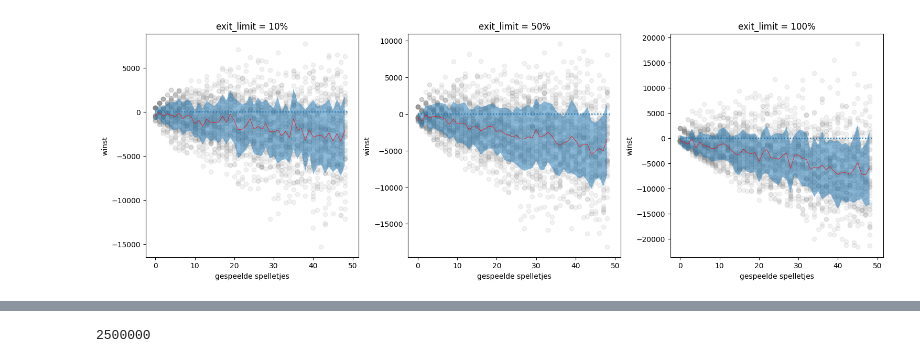
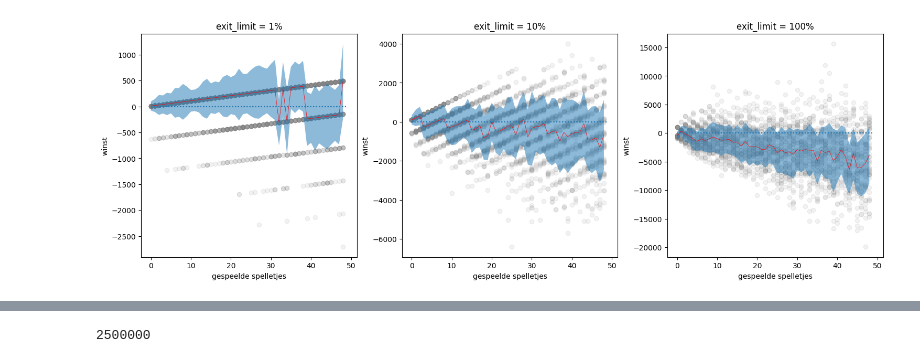
Before and after one commit to DanielDondorp/projecteuler, a Jupyter notebook: content/Untitled.ipynb, the cells around one changed output, grey strips where cells are left out. Cells and saved outputs as stored; diff of their text form; code cells hidden in the pictures.

```diff
--- a/content/Untitled.ipynb
+++ b/content/Untitled.ipynb
@@ -67,25 +67,22 @@ game(print=True, win_limit = 2)
 # %%
-simulations = [np.vstack([[np.sum([game(win_limit = win_limit, max_rounds = 500) for _ in range(n_games)]) for n_games in range(1, 50)] for _ in range(50)]) for win_limit in [1.5, 2, 3]]
+simulations = [np.vstack([[np.sum([game(win_limit = win_limit, max_rounds = 500) for _ in range(n_games)]) for n_games in range(1, 50)] for _ in range(50)]) for win_limit in [1.01, 1.1, 2]]
-# %%
-median = np.median(simulation, axis = 0)
-err = np.std(simulation, axis = 0)
 # %%
 import matplotlib.pyplot as plt
 fig, axes = plt.subplots(1,3, figsize = (15,5), constrained_layout = True)
-for ax, simulation, wl in zip(axes, simulations, [1.1,1.5,2]):
+for ax, simulation, wl in zip(axes, simulations, [1.011,1.1,2]):
     for s in simulation:
         ax.scatter(range(len(s)), s, c = "gray", alpha = 0.1)
     median = np.median(simulation, axis = 0)
     err = np.std(simulation, axis = 0)
     ax.plot(median, c = "r" , lw = 0.5, label = "Gemiddelde winst")
     ax.fill_between(range(len(err)), median-err, median+err, alpha = 0.5)
     ax.set_xlabel("gespeelde spelletjes")
     ax.set_ylabel("winst")
     ax.hlines([0, 0], 0, len(err), ls = ":")
     ax.set_title(f"exit_limit = {int(100*(wl-1))}%")
     # ax.set_ylim(-15000, 10000)
 # %% [output]
-[figure, old version]
+[figure, new version]
 # %%
 fig, ax = plt.subplots(figsize = (15,5))
 for i in range(50):
```
Also changed, not shown: parts of 7 cells of this notebook, 2 other files.
